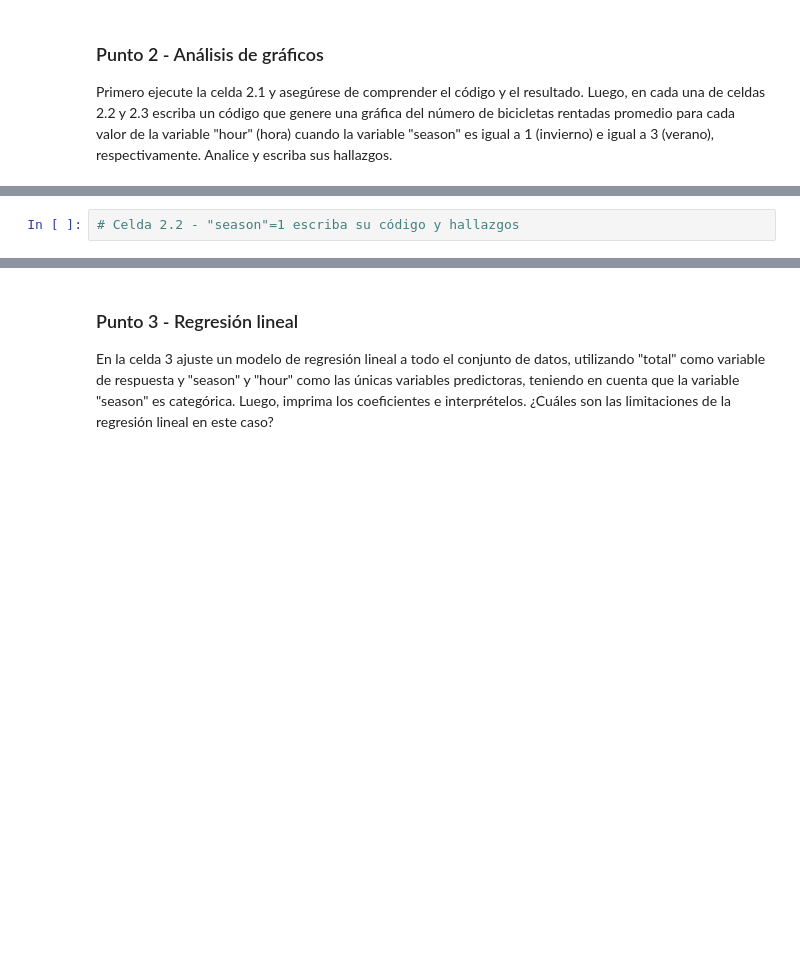
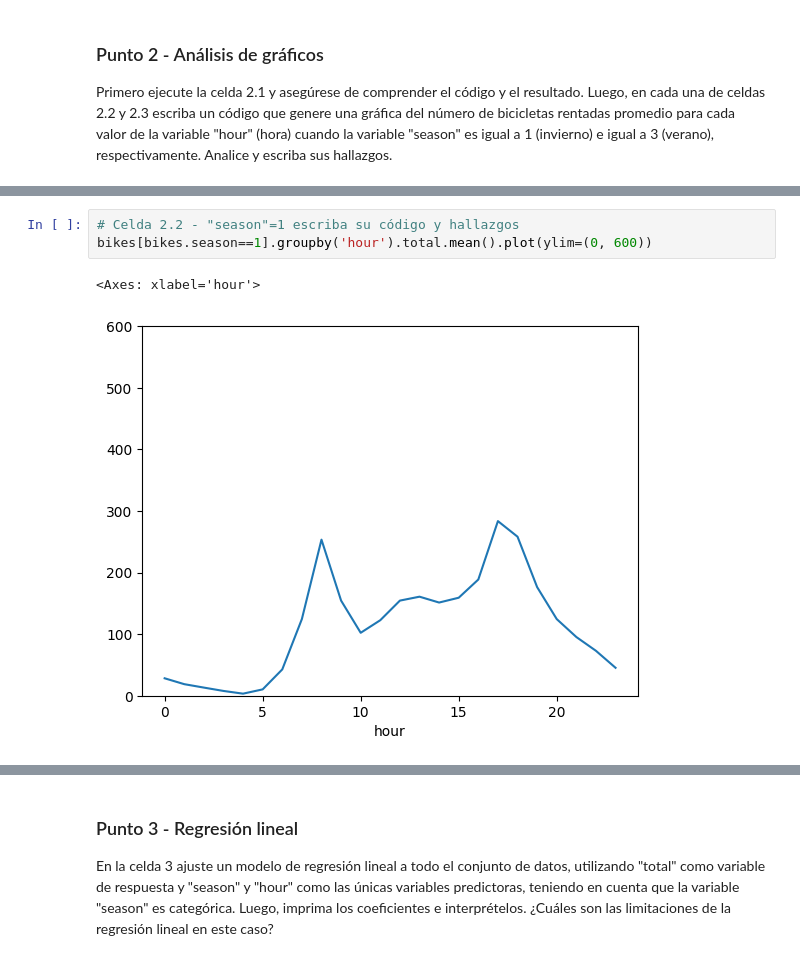
Before and after one commit to vcolonnas25/Maestria, a Jupyter notebook: Semana 1/S1TC1_arboles_ensamblajes.ipynb, the cells around one changed output, grey strips where cells are left out. Saved outputs shown, nothing was run; the diff lists cells and outputs as text; blank space fills up the shorter version.

```diff
--- a/Semana 1/S1TC1_arboles_ensamblajes.ipynb
+++ b/Semana 1/S1TC1_arboles_ensamblajes.ipynb
@@ -118,4 +115,8 @@ bikes.groupby('hour').total.mean().plot()
 # %%
 # Celda 2.2 - "season"=1 escriba su código y hallazgos
+bikes[bikes.season==1].groupby('hour').total.mean().plot(ylim=(0, 600))
+# %% [output]
+<Axes: xlabel='hour'>
+[figure, added]
 # %%
 # Celda 2.3 - "season"=3 escriba su código y hallazgos
```
Also changed, not shown: parts of 10 cells of this notebook.
